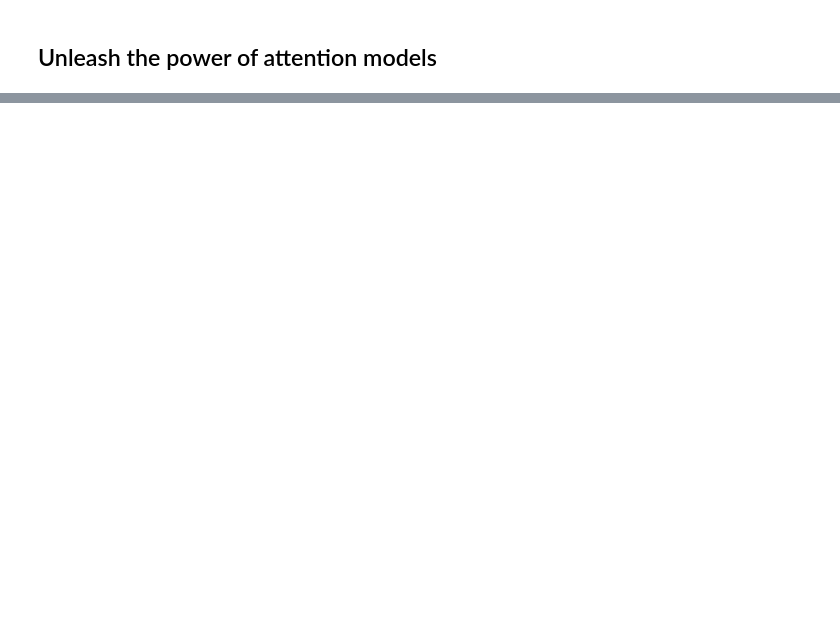
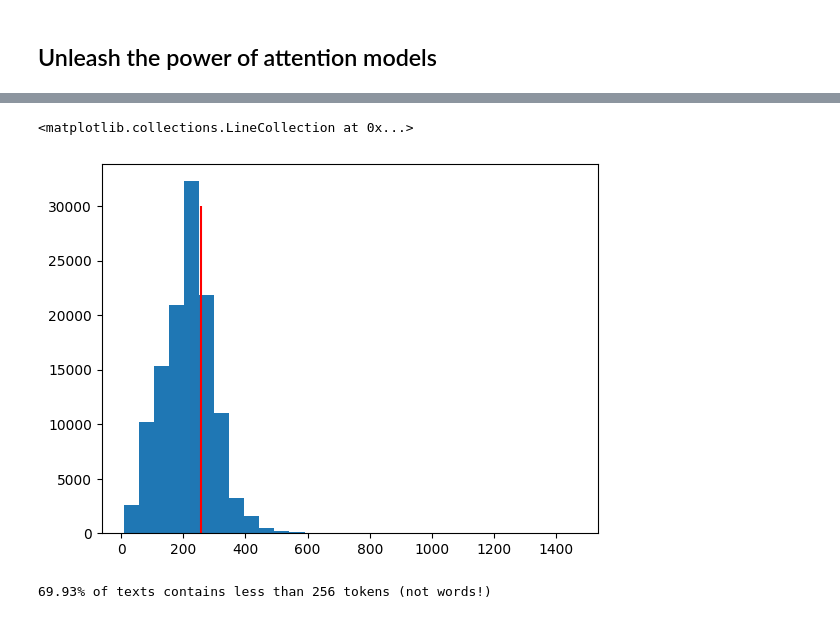
Before and after one commit to arthurcol/gpt_vs_human, a Jupyter notebook: notebooks/explo_data.ipynb, the cells around one changed output, grey strips where cells are left out. Saved outputs shown, nothing was run; the diff lists cells and outputs as text; code cells hidden in the pictures; blank space fills up the shorter version.

Commit message:
bert inference

```diff
--- a/notebooks/explo_data.ipynb
+++ b/notebooks/explo_data.ipynb
@@ -285,0 +317,6 @@ Epoch 10/50
+# %%
+tokenizer = BertTokenizerFast.from_pretrained('bert-base-uncased')
+# %%
+%%time
+lengths = [len(x.split()) for x in X_train]
+tokens_raw = tokenizer(list(X_train))
@@ -285,0 +327,16 @@ Epoch 10/50
+# %%
+#get lengths
+lengths = [len(x) for x in tokens_raw.input_ids]
+#check distribution of lengths of tokens
+plt.hist(lengths,bins=30);
+plt.vlines(x=256,ymin=0,ymax=30000,color='r')
+# %% [output]
+<matplotlib.collections.LineCollection at 0x...>
+[figure, added]
+# %%
+## check proportion
+_ = sum(len(el) <= 256 for el in tokens_raw.input_ids)/len(tokens_raw.input_ids)*100
+
+print(f'{_:.2f}% of texts contains less than 256 tokens (not words!)')
+# %% [output]
+69.93% of texts contains less than 256 tokens (not words!)
```
Also changed, not shown: parts of 30 cells of this notebook, 3 other files.
